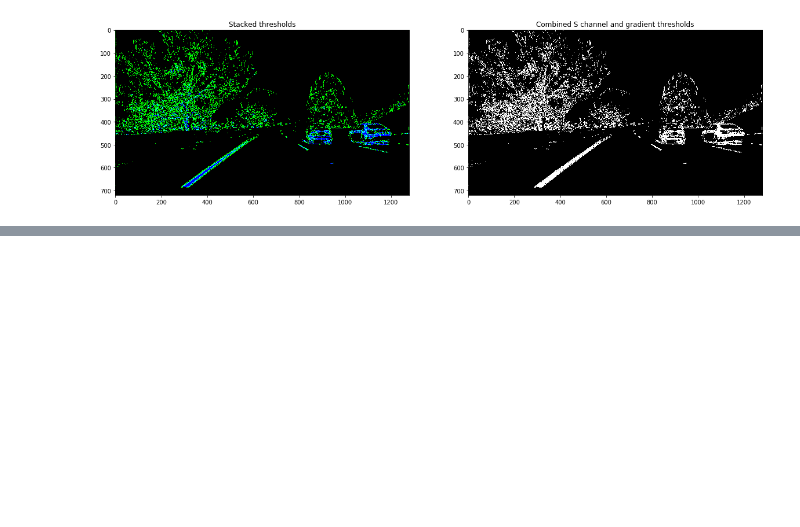
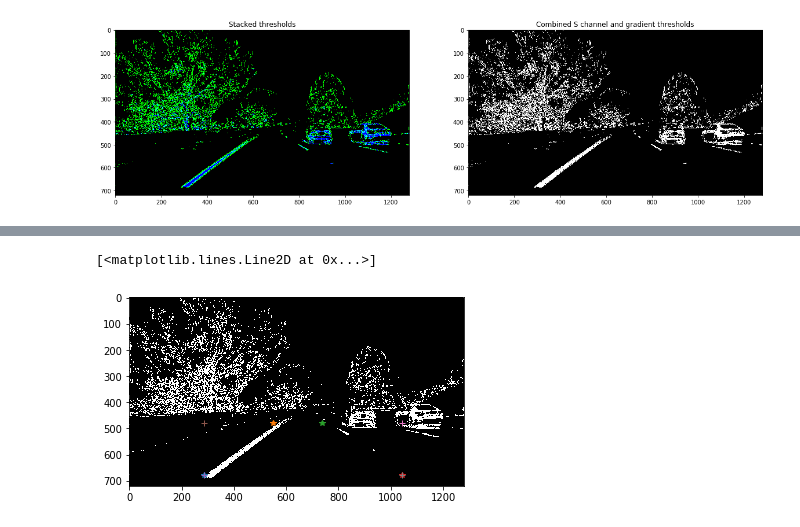
Before and after one commit to magedhassan/CarND-Advanced-Lane-Lines, a Jupyter notebook: advanced-lane-lines.ipynb, the cells around one changed output, grey strips where cells are left out. Drawn from its saved outputs; the diff is of its cells as text; code cells hidden in the pictures; blank space fills up the shorter version.

```diff
--- a/advanced-lane-lines.ipynb
+++ b/advanced-lane-lines.ipynb
@@ -244,0 +245,15 @@ thresholding(img, grad_to='s', thresh=(20,100), s_thresh=(170,255))
+# %%
+#%matplotlib qt
+plt.imshow(combined_binary, cmap='gray')
+plt.plot(285,677, '*')
+plt.plot(551,478, '*')
+plt.plot(736,478, '*')
+plt.plot(1044,677, '*')
+
+plt.plot(285,677, '+')
+plt.plot(285,478, '+')
+plt.plot(1044,478, '+')
+plt.plot(1044,677, '+')
+# %% [output]
+[<matplotlib.lines.Line2D at 0x...>]
+[figure, added]
```
Also changed, not shown: parts of 7 cells of this notebook.
